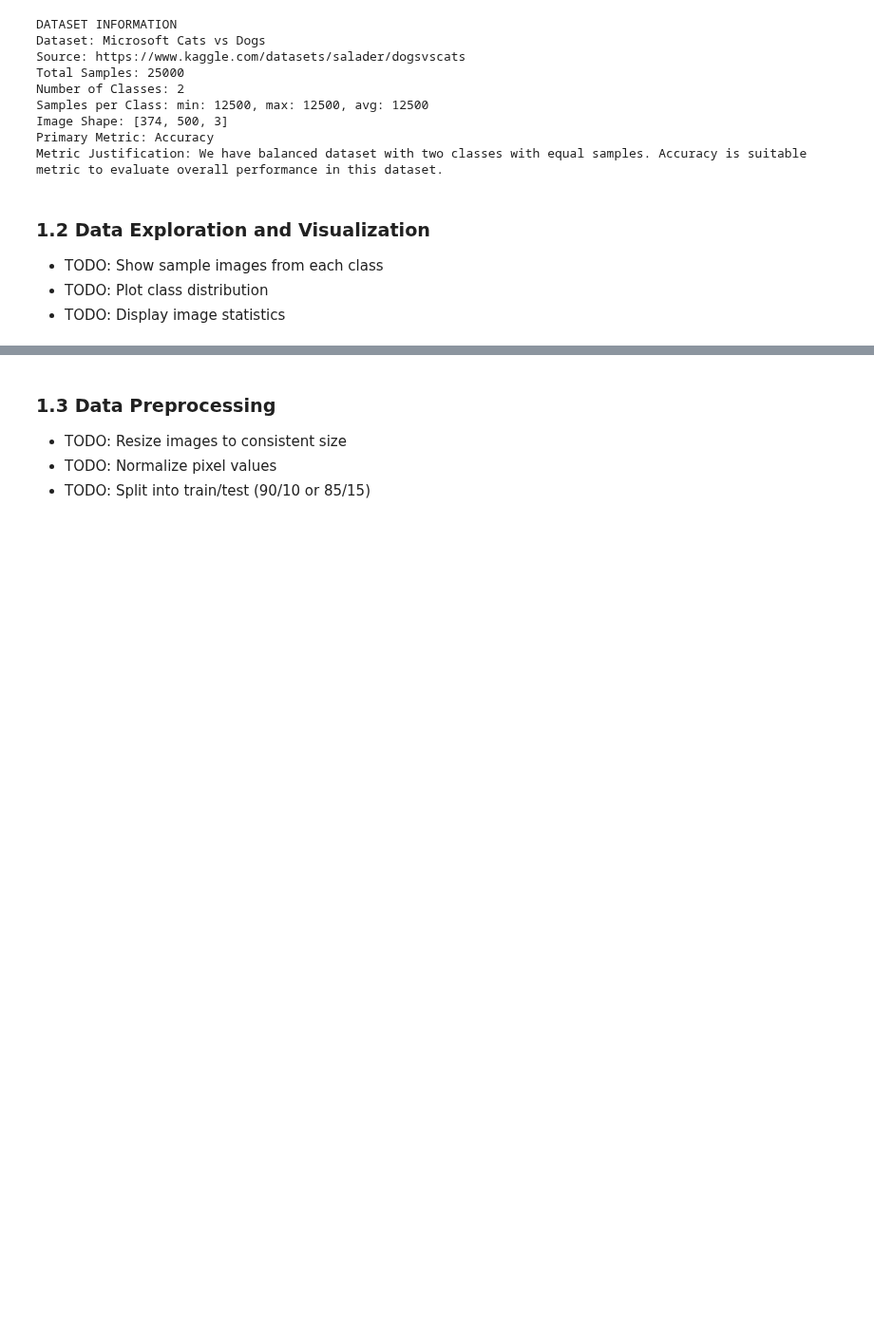
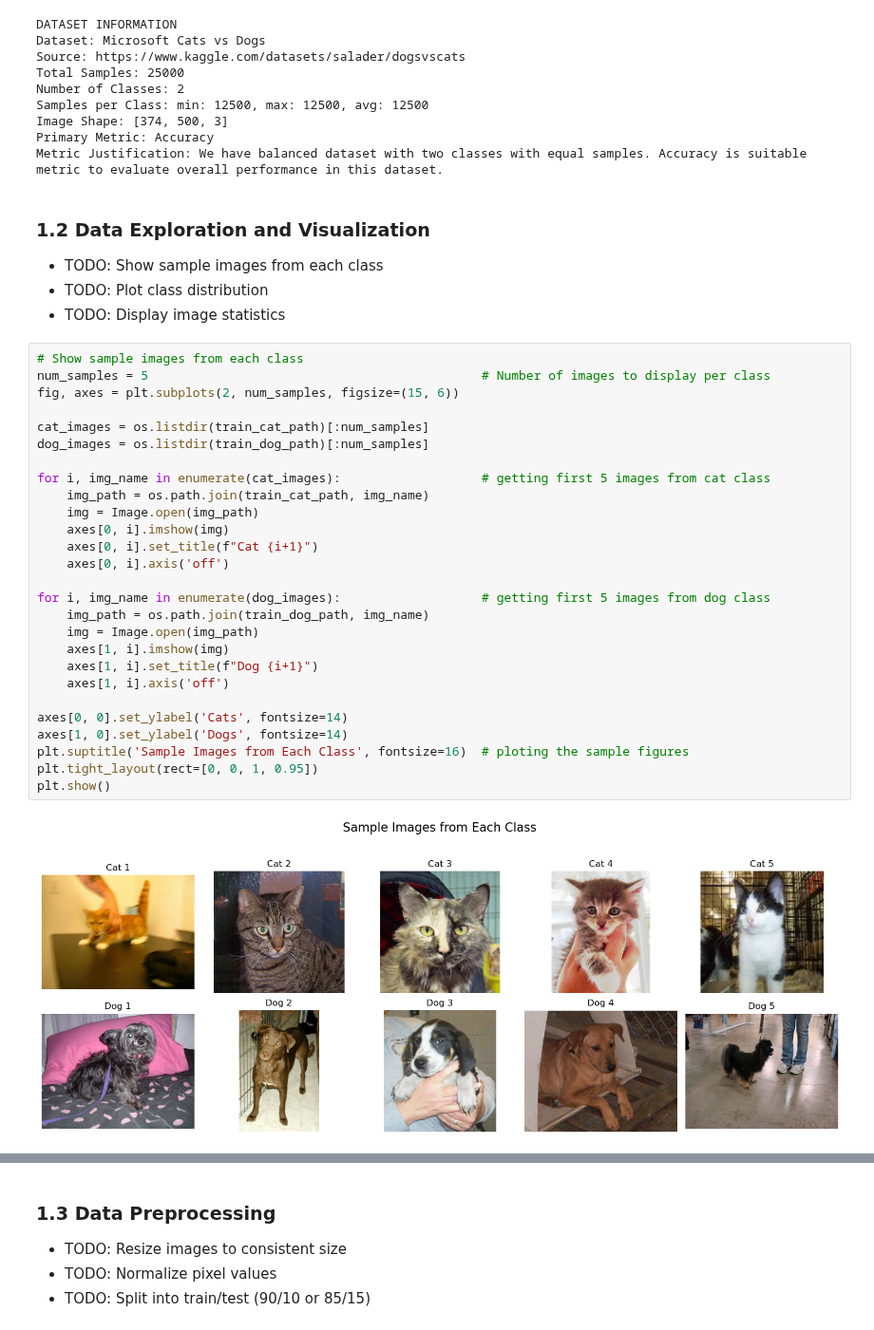
Before and after one commit to 2025aa05360-cpu/DNN_CNN_Assignment_1A, a Jupyter notebook: 2025AA05360_cnn_assignment.ipynb, the cells around one changed output, grey strips where cells are left out. Shown at 95% size. Saved outputs shown, nothing was run; the diff lists cells and outputs as text; blank space fills up the shorter version.

```diff
--- a/2025AA05360_cnn_assignment.ipynb
+++ b/2025AA05360_cnn_assignment.ipynb
@@ -194,3 +194,32 @@ Metric Justification: We have balanced dataset with two classes with equal sampl
 - TODO: Show sample images from each class
 - TODO: Plot class distribution
 - TODO: Display image statistics
+# %%
+# Show sample images from each class
+num_samples = 5                                             # Number of images to display per class
+fig, axes = plt.subplots(2, num_samples, figsize=(15, 6))
+
+cat_images = os.listdir(train_cat_path)[:num_samples]
+dog_images = os.listdir(train_dog_path)[:num_samples]
+
+for i, img_name in enumerate(cat_images):                   # getting first 5 images from cat class
+    img_path = os.path.join(train_cat_path, img_name)
+    img = Image.open(img_path)
+    axes[0, i].imshow(img)
+    axes[0, i].set_title(f"Cat {i+1}")
+    axes[0, i].axis('off')
+
+for i, img_name in enumerate(dog_images):                   # getting first 5 images from dog class
+    img_path = os.path.join(train_dog_path, img_name)
+    img = Image.open(img_path)
+    axes[1, i].imshow(img)
+    axes[1, i].set_title(f"Dog {i+1}")
+    axes[1, i].axis('off')
+
+axes[0, 0].set_ylabel('Cats', fontsize=14)
+axes[1, 0].set_ylabel('Dogs', fontsize=14)
+plt.suptitle('Sample Images from Each Class', fontsize=16)  # ploting the sample figures
+plt.tight_layout(rect=[0, 0, 1, 0.95])
+plt.show()
+# %% [output]
+[figure, added]
```
Also changed, not shown: parts of 15 cells of this notebook.
